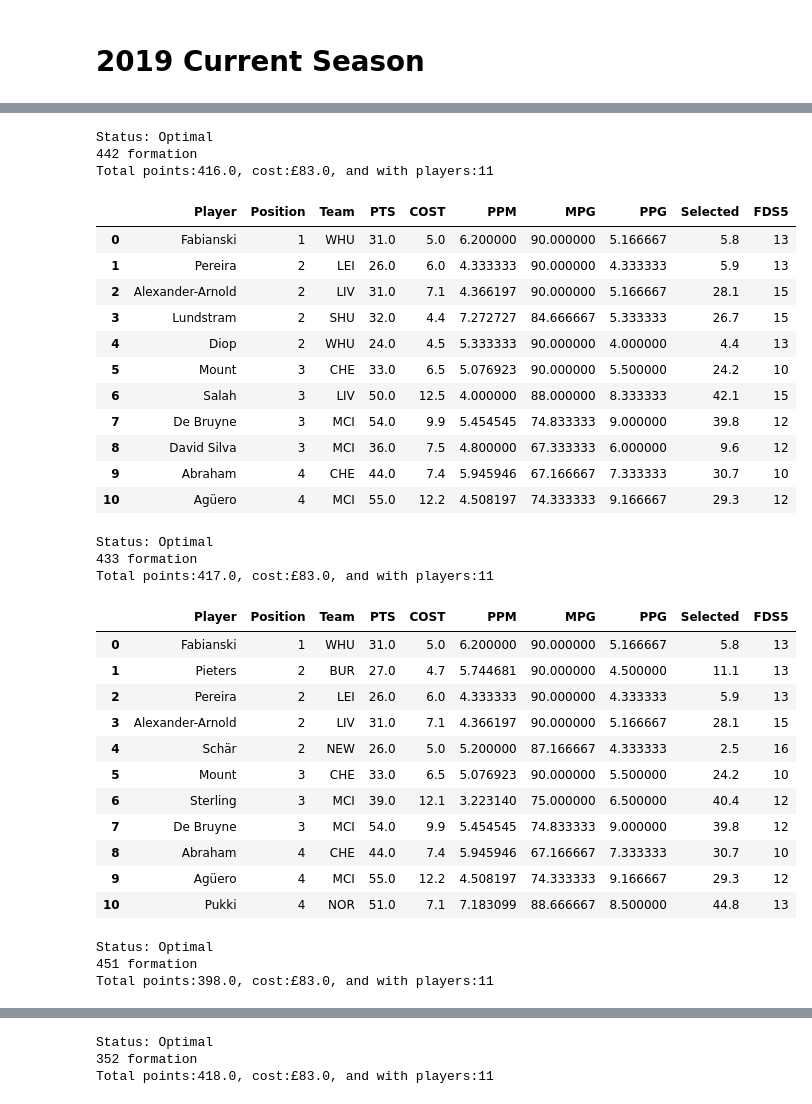
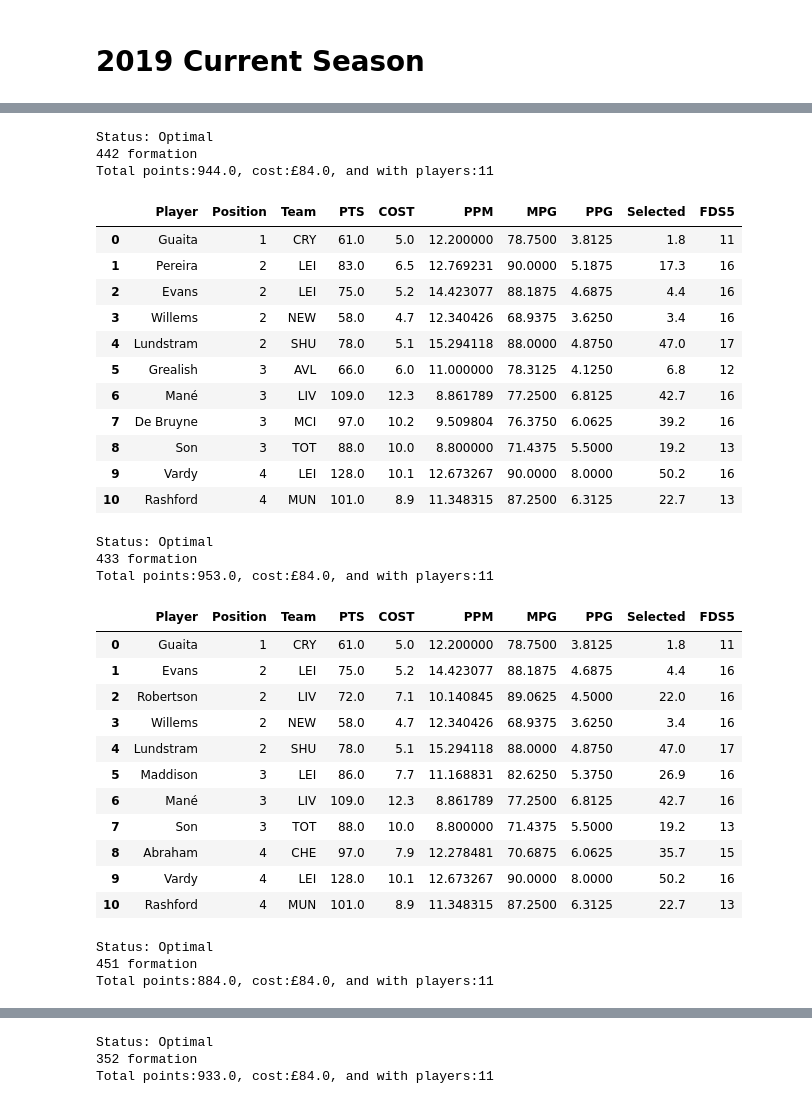
Before and after one commit to linkmic/fantasy, a Jupyter notebook: FPL Data 2019.ipynb, the cells around one changed output, grey strips where cells are left out. Saved outputs shown, nothing was run; the diff lists cells and outputs as text; code cells hidden in the pictures.

```diff
--- a/FPL Data 2019.ipynb
+++ b/FPL Data 2019.ipynb
@@ -567,7 +567,7 @@ Total points:183.0, cost:£17.0, and with players:4
 # %% [markdown]
 # 2019 Current Season
 # %%
-gw = 7
+gw = 17
 last = gw - 1
 
 # reload players from local storage
@@ -580,5 +580,6 @@ mins_cols = [str(i) + ' mins' for i in range(1,gw)]
 
 # next 5 fixture difficulties
 fds5_cols = [str(i) + ' fds' for i in range(0,5)]
+ppg5_cols = [str(i) + ' pts' for i in range(gw-6,gw)]
 
 val_col = str(last) + 'val'
@@ -608,13 +590,17 @@ df['COST'] = df['Cost']/10
 df['PTS'] = df[pts_cols].sum(axis=1)
 df['MINS'] = df[mins_cols].sum(axis=1)
 df['FDS5'] = df[fds5_cols].sum(axis=1)
+df['PPG5'] = df[ppg5_cols].sum(axis=1)
 
 # compute points/game 2019/20, minutes/game 2019/20, points/million 2019/20
 df['PPG'] = df['PTS']/last
+df['PPG5'] = df['PPG5']/5
 df['MPG'] = df['MINS']/last
 df['PPM'] = df['PTS']/df['COST']
-df['ADJPPG5'] = df['PPG']/df['FDS5']*100
 
-summary_cols = ['Player', 'Position', 'COST', 'Status', 'Team', 'Selected', 'PTS', 'MINS', 'PPG', 'MPG', 'PPM', 'FDS5', 'ADJPPG5' ]
+# this is a fiddle to fix
+df['ADJPPG5'] = df['PPG']/df['FDS5']*18
+
+summary_cols = ['Player', 'Position', 'COST', 'Status', 'Team', 'Selected', 'PTS', 'MINS', 'PPG', 'PPG5', 'MPG', 'PPM', 'FDS5', 'ADJPPG5' ]
 df[summary_cols].sort_values('ADJPPG5', ascending=False).head(10)
 # %% [output]
@@ -655,6 +668,7 @@ def build_lp_vars_curr(dfo):
     lp_vars['ppg'] = {str(i): int(dfo.loc[i]['PPG']) for i in dfo.index.tolist() }
     lp_vars['fds5'] = {str(i): int(dfo.loc[i]['FDS5']) for i in dfo.index.tolist() }
     lp_vars['adjppg5'] = {str(i): int(dfo.loc[i]['ADJPPG5']) for i in dfo.index.tolist() }
+    lp_vars['ppg5'] = {str(i): int(dfo.loc[i]['PPG5']) for i in dfo.index.tolist() }
 
     lp_vars['gk'] = {str(i): 1 if str(dfo.loc[i]['Position']) == '1' else 0 for i in dfo.index.tolist()}
     lp_vars['defe'] = {str(i): 1 if str(dfo.loc[i]['Position']) == '2' else 0 for i in dfo.index.tolist()}
@@ -698,9 +712,12 @@ LP_VAR_CURR = build_lp_vars_curr(df_optimise_curr)
 # permute team formations
 
 cols = ['Player','Position', 'Team','PTS','COST', 'PPM', 'MPG', 'PPG', 'Selected', 'FDS5']
+t = LP_VAR_CURR['adjppg5']
+v = LP_VAR_CURR
+tc = 840
 
 # 442
-prob = build_lp_team(n_gk = 1, n_defe = 4, n_mid = 4, n_fwd = 2, tgt = LP_VAR_CURR['adjppg5'], lp_vars = LP_VAR_CURR)
+prob = build_lp_team(n_gk = 1, n_defe = 4, n_mid = 4, n_fwd = 2, tgt = t, tot_cost = tc, lp_vars = LP_VAR_CURR)
 status = prob.solve()
 print("\n")
 print("Status:", LpStatus[prob.status])
@@ -710,65 +727,65 @@ display(xi442[cols].sort_values(['Position']).reset_index(drop=True))
 
 
 # 433
-prob = build_lp_team(n_gk = 1, n_defe = 4, n_mid = 3, n_fwd = 3, tgt = LP_VAR_CURR['adjppg5'], lp_vars = LP_VAR_CURR)
+prob = build_lp_team(n_gk = 1, n_defe = 4, n_mid = 3, n_fwd = 3, tgt = t, tot_cost = tc, lp_vars = v)
 status = prob.solve()
 
 print("\n")
 print("Status:", LpStatus[prob.status])
 print("433 formation")
 xi433 = print_summary_xi(df_optimise_curr, prob, points='PTS')
 display(xi433[cols].sort_values(['Position']).reset_index(drop=True))
 
 
 # 451
-prob = build_lp_team(n_gk = 1, n_defe = 4, n_mid = 5, n_fwd = 1, tgt = LP_VAR_CURR['adjppg5'], lp_vars = LP_VAR_CURR)
+prob = build_lp_team(n_gk = 1, n_defe = 4, n_mid = 5, n_fwd = 1, tgt = t, tot_cost = tc, lp_vars = v)
 status = prob.solve()
 print("\n")
 print("Status:", LpStatus[prob.status])
 print("451 formation")
 xi451 = print_summary_xi(df_optimise_curr, prob, points='PTS')
 display(xi451[cols].sort_values(['Position']).reset_index(drop=True))
 
 # 352
-prob = build_lp_team(n_gk = 1, n_defe = 3, n_mid = 5, n_fwd = 2, tgt = LP_VAR_CURR['adjppg5'], lp_vars = LP_VAR_CURR)
+prob = build_lp_team(n_gk = 1, n_defe = 3, n_mid = 5, n_fwd = 2, tgt = t, tot_cost = tc, lp_vars = v)
 status = prob.solve()
 print("\n")
 print("Status:", LpStatus[prob.status])
 print("352 formation")
 xi352 = print_summary_xi(df_optimise_curr, prob, points = 'PTS')
 display(xi352[cols].sort_values(['Position']).reset_index(drop=True))
 # %% [output]
 Status: Optimal
 442 formation
-Total points:416.0, cost:£83.0, and with players:11
+Total points:944.0, cost:£84.0, and with players:11
 |  | Player | Position | Team | PTS | COST | PPM | MPG | PPG | Selected | FDS5 |
-| 0 | Fabianski | 1 | WHU | 31.0 | 5.0 | 6.200000 | 90.000000 | 5.166667 | 5.8 | 13 |
-| 1 | Pereira | 2 | LEI | 26.0 | 6.0 | 4.333333 | 90.000000 | 4.333333 | 5.9 | 13 |
-| 2 | Alexander-Arnold | 2 | LIV | 31.0 | 7.1 | 4.366197 | 90.000000 | 5.166667 | 28.1 | 15 |
-| 3 | Lundstram | 2 | SHU | 32.0 | 4.4 | 7.272727 | 84.666667 | 5.333333 | 26.7 | 15 |
-| 4 | Diop | 2 | WHU | 24.0 | 4.5 | 5.333333 | 90.000000 | 4.000000 | 4.4 | 13 |
-| 5 | Mount | 3 | CHE | 33.0 | 6.5 | 5.076923 | 90.000000 | 5.500000 | 24.2 | 10 |
-| 6 | Salah | 3 | LIV | 50.0 | 12.5 | 4.000000 | 88.000000 | 8.333333 | 42.1 | 15 |
-| 7 | De Bruyne | 3 | MCI | 54.0 | 9.9 | 5.454545 | 74.833333 | 9.000000 | 39.8 | 12 |
-| 8 | David Silva | 3 | MCI | 36.0 | 7.5 | 4.800000 | 67.333333 | 6.000000 | 9.6 | 12 |
-| 9 | Abraham | 4 | CHE | 44.0 | 7.4 | 5.945946 | 67.166667 | 7.333333 | 30.7 | 10 |
-| 10 | Agüero | 4 | MCI | 55.0 | 12.2 | 4.508197 | 74.333333 | 9.166667 | 29.3 | 12 |
+| 0 | Guaita | 1 | CRY | 61.0 | 5.0 | 12.200000 | 78.7500 | 3.8125 | 1.8 | 11 |
+| 1 | Pereira | 2 | LEI | 83.0 | 6.5 | 12.769231 | 90.0000 | 5.1875 | 17.3 | 16 |
+| 2 | Evans | 2 | LEI | 75.0 | 5.2 | 14.423077 | 88.1875 | 4.6875 | 4.4 | 16 |
+| 3 | Willems | 2 | NEW | 58.0 | 4.7 | 12.340426 | 68.9375 | 3.6250 | 3.4 | 16 |
+| 4 | Lundstram | 2 | SHU | 78.0 | 5.1 | 15.294118 | 88.0000 | 4.8750 | 47.0 | 17 |
+| 5 | Grealish | 3 | AVL | 66.0 | 6.0 | 11.000000 | 78.3125 | 4.1250 | 6.8 | 12 |
+| 6 | Mané | 3 | LIV | 109.0 | 12.3 | 8.861789 | 77.2500 | 6.8125 | 42.7 | 16 |
+| 7 | De Bruyne | 3 | MCI | 97.0 | 10.2 | 9.509804 | 76.3750 | 6.0625 | 39.2 | 16 |
+| 8 | Son | 3 | TOT | 88.0 | 10.0 | 8.800000 | 71.4375 | 5.5000 | 19.2 | 13 |
+| 9 | Vardy | 4 | LEI | 128.0 | 10.1 | 12.673267 | 90.0000 | 8.0000 | 50.2 | 16 |
+| 10 | Rashford | 4 | MUN | 101.0 | 8.9 | 11.348315 | 87.2500 | 6.3125 | 22.7 | 13 |
 Status: Optimal
 433 formation
-Total points:417.0, cost:£83.0, and with players:11
+Total points:953.0, cost:£84.0, and with players:11
 |  | Player | Position | Team | PTS | COST | PPM | MPG | PPG | Selected | FDS5 |
-| 0 | Fabianski | 1 | WHU | 31.0 | 5.0 | 6.200000 | 90.000000 | 5.166667 | 5.8 | 13 |
-| 1 | Pieters | 2 | BUR | 27.0 | 4.7 | 5.744681 | 90.000000 | 4.500000 | 11.1 | 13 |
-| 2 | Pereira | 2 | LEI | 26.0 | 6.0 | 4.333333 | 90.000000 | 4.333333 | 5.9 | 13 |
-| 3 | Alexander-Arnold | 2 | LIV | 31.0 | 7.1 | 4.366197 | 90.000000 | 5.166667 | 28.1 | 15 |
-| 4 | Schär | 2 | NEW | 26.0 | 5.0 | 5.200000 | 87.166667 | 4.333333 | 2.5 | 16 |
-| 5 | Mount | 3 | CHE | 33.0 | 6.5 | 5.076923 | 90.000000 | 5.500000 | 24.2 | 10 |
-| 6 | Sterling | 3 | MCI | 39.0 | 12.1 | 3.223140 | 75.000000 | 6.500000 | 40.4 | 12 |
-| 7 | De Bruyne | 3 | MCI | 54.0 | 9.9 | 5.454545 | 74.833333 | 9.000000 | 39.8 | 12 |
-| 8 | Abraham | 4 | CHE | 44.0 | 7.4 | 5.945946 | 67.166667 | 7.333333 | 30.7 | 10 |
-| 9 | Agüero | 4 | MCI | 55.0 | 12.2 | 4.508197 | 74.333333 | 9.166667 | 29.3 | 12 |
-| 10 | Pukki | 4 | NOR | 51.0 | 7.1 | 7.183099 | 88.666667 | 8.500000 | 44.8 | 13 |
+| 0 | Guaita | 1 | CRY | 61.0 | 5.0 | 12.200000 | 78.7500 | 3.8125 | 1.8 | 11 |
+| 1 | Evans | 2 | LEI | 75.0 | 5.2 | 14.423077 | 88.1875 | 4.6875 | 4.4 | 16 |
+| 2 | Robertson | 2 | LIV | 72.0 | 7.1 | 10.140845 | 89.0625 | 4.5000 | 22.0 | 16 |
+| 3 | Willems | 2 | NEW | 58.0 | 4.7 | 12.340426 | 68.9375 | 3.6250 | 3.4 | 16 |
+| 4 | Lundstram | 2 | SHU | 78.0 | 5.1 | 15.294118 | 88.0000 | 4.8750 | 47.0 | 17 |
+| 5 | Maddison | 3 | LEI | 86.0 | 7.7 | 11.168831 | 82.6250 | 5.3750 | 26.9 | 16 |
+| 6 | Mané | 3 | LIV | 109.0 | 12.3 | 8.861789 | 77.2500 | 6.8125 | 42.7 | 16 |
+| 7 | Son | 3 | TOT | 88.0 | 10.0 | 8.800000 | 71.4375 | 5.5000 | 19.2 | 13 |
+| 8 | Abraham | 4 | CHE | 97.0 | 7.9 | 12.278481 | 70.6875 | 6.0625 | 35.7 | 15 |
+| 9 | Vardy | 4 | LEI | 128.0 | 10.1 | 12.673267 | 90.0000 | 8.0000 | 50.2 | 16 |
+| 10 | Rashford | 4 | MUN | 101.0 | 8.9 | 11.348315 | 87.2500 | 6.3125 | 22.7 | 13 |
 Status: Optimal
 451 formation
-Total points:398.0, cost:£83.0, and with players:11
+Total points:884.0, cost:£84.0, and with players:11
 |  | Player | Position | Team | PTS | COST | PPM | MPG | PPG | Selected | FDS5 |
@@ -786,4 +803,4 @@ Total points:398.0, cost:£83.0, and with players:11
 Status: Optimal
 352 formation
-Total points:418.0, cost:£83.0, and with players:11
+Total points:933.0, cost:£84.0, and with players:11
 |  | Player | Position | Team | PTS | COST | PPM | MPG | PPG | Selected | FDS5 |
```
Also changed, not shown: parts of 21 cells of this notebook, 4 other files.
